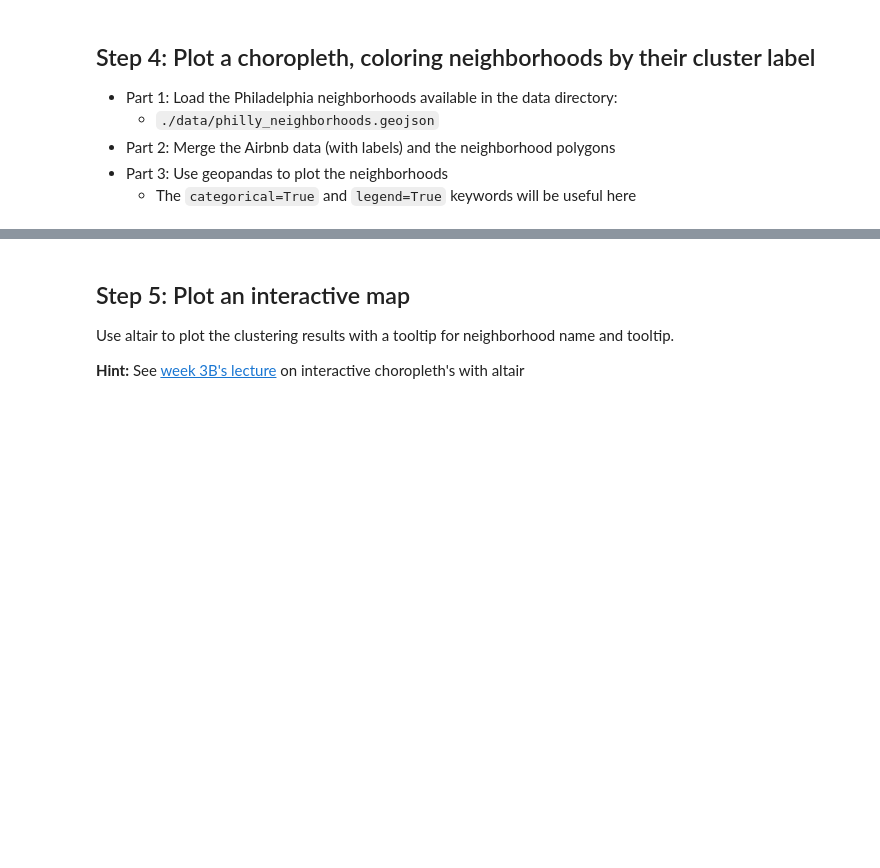
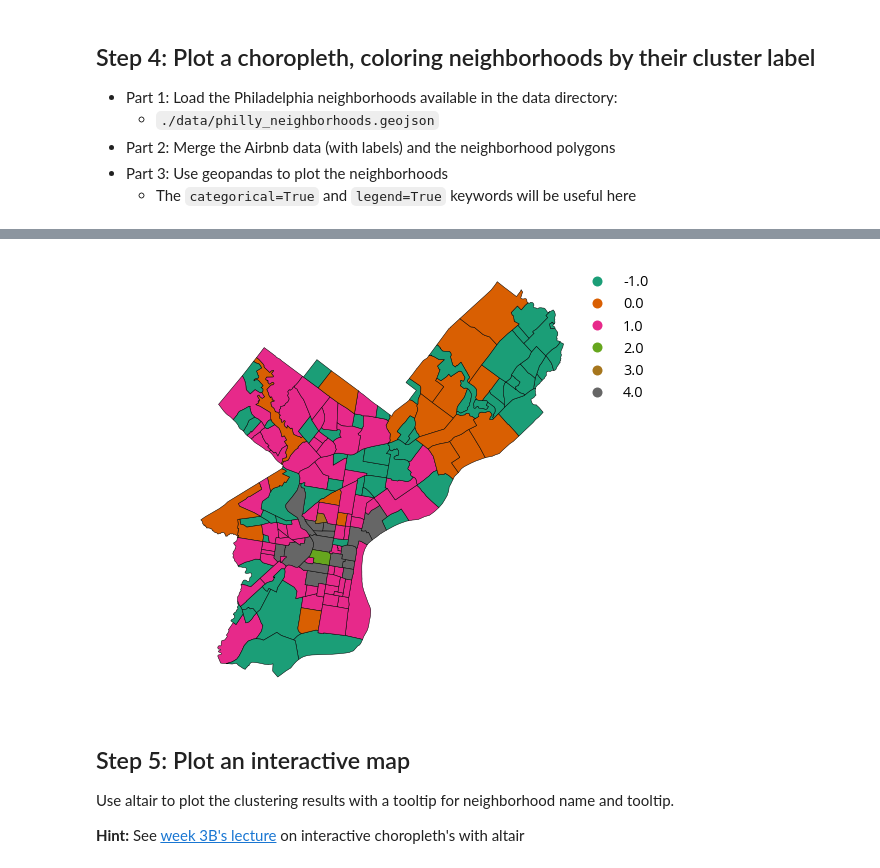
Before and after one commit to MUSA-550-Fall-2020/week-10, a Jupyter notebook: lecture-10B.ipynb, the cells around one changed output, grey strips where cells are left out. Drawn from its saved outputs; the diff is of its cells as text; code cells hidden in the pictures; blank space fills up the shorter version.

```diff
--- a/lecture-10B.ipynb
+++ b/lecture-10B.ipynb
@@ -129,3 +139,16 @@ The data is available in CSV format ("philly_airbnb_by_neighborhoods.csv") in th
 - Use our three features: `price_per_person`, `overall_satisfaction`, `N`
 - I used 5 clusters, but you are welcome to experiment with different values!
 - Scaling the features is recommended, but if the scales aren't too different, so probably isn't necessary in this case
+# %%
+# Initialize the Kmeans object
+kmeans = KMeans(n_clusters=5, random_state=42)
+
+# Scale the data features we want
+scaler = StandardScaler()
+scaled_data = scaler.fit_transform(airbnb[['price_per_person', 'overall_satisfaction', 'N']])
+# %%
+# Run the fit!
+kmeans.fit(scaled_data)
+
+# Save the cluster labels
+airbnb['label'] = kmeans.labels_
@@ -144,3 +224,6 @@ To gain some insight into our clusters, after calculating the K-Means labels:
 - Part 2: Merge the Airbnb data (with labels) and the neighborhood polygons
 - Part 3: Use geopandas to plot the neighborhoods
     - The `categorical=True` and `legend=True` keywords will be useful here
+# %%
+hoods = gpd.read_file("./data/philly_neighborhoods.geojson")
+hoods.head()
@@ -147,3 +246,33 @@ To gain some insight into our clusters, after calculating the K-Means labels:
+# %%
+# do the merge
+airbnb2 = hoods.merge(airbnb, left_on='Name', right_on='neighborhood', how='left')
+
+# assign -1 to the neighborhoods without any listings
+airbnb2['label'] = airbnb2['label'].fillna(-1)
+# %%
+# plot the data
+airbnb2 = airbnb2.to_crs(epsg=3857)
+
+# setup the figure
+f, ax = plt.subplots(figsize=(10, 8))
+
+# plot, coloring by label column
+# specify categorical data and add legend
+airbnb2.plot(
+    column="label",
+    cmap="Dark2",
+    categorical=True,
+    legend=True,
+    edgecolor="k",
+    lw=0.5,
+    ax=ax,
+)
+
+
+ax.set_axis_off()
+plt.axis("equal");
+# %% [output]
+[figure, added]
 # %% [markdown]
 ## Step 5: Plot an interactive map
 
```
Also changed, not shown: parts of 19 cells of this notebook, 1 other file.
